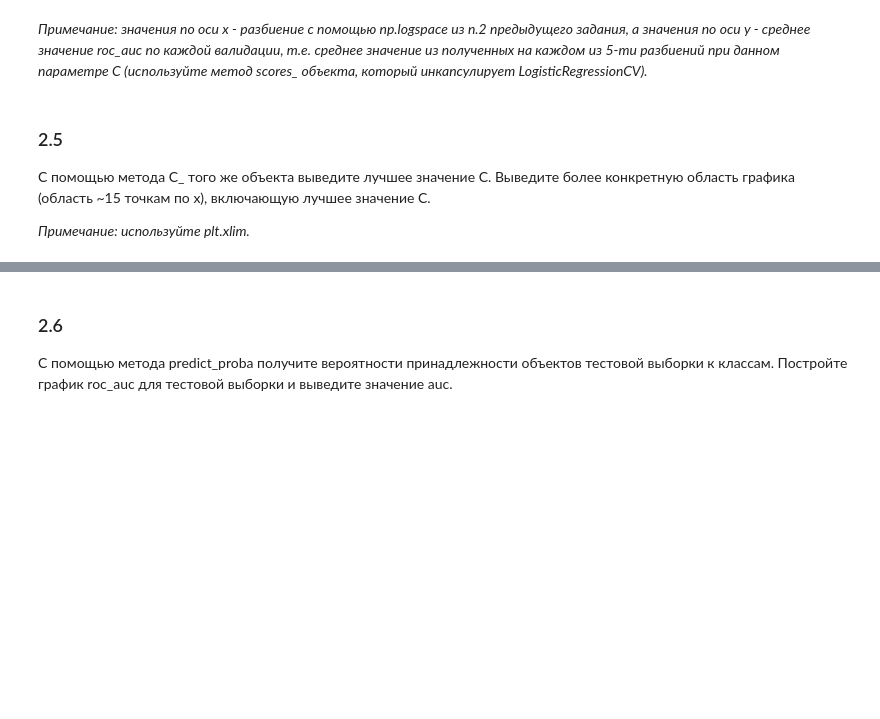
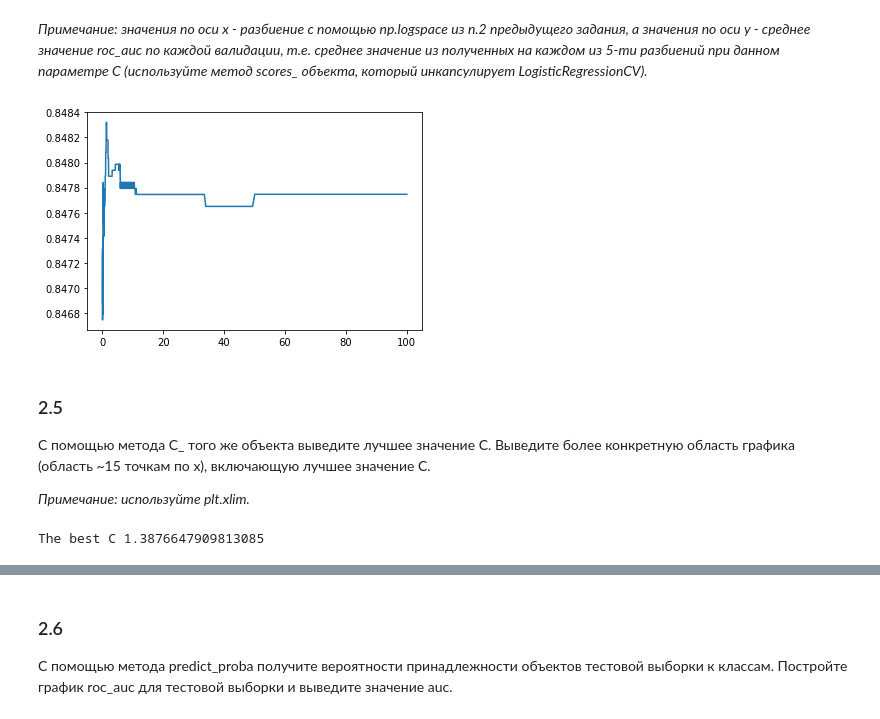
Before and after one commit to as4me/skillbox, a Jupyter notebook: ML. First Level/6/homework_classification_2_les_1_part_2.ipynb, the cells around one changed output, grey strips where cells are left out. Cells and saved outputs as stored; diff of their text form; code cells hidden in the pictures; blank space fills up the shorter version.

```diff
--- a/ML. First Level/6/homework_classification_2_les_1_part_2.ipynb
+++ b/ML. First Level/6/homework_classification_2_les_1_part_2.ipynb
@@ -18,9 +18,9 @@ from sklearn.neighbors import KNeighborsClassifier
 from sklearn.model_selection import train_test_split
 
 x_train = pd.read_csv('x_train.csv', index_col=0)
-y_train = pd.read_csv('y_train.csv', index_col=0,header=None, names=['index','value'],skiprows=[1])['value']
+y_train = pd.read_csv('y_train.csv', index_col=0,header=None, names=['index','value'])['value']
 x_test = pd.read_csv('x_test.csv', index_col=0,)
-y_test = pd.read_csv('y_test.csv', index_col=0,header=None, names=['index','value'],skiprows=[1])['value']
+y_test = pd.read_csv('y_test.csv', index_col=0,header=None, names=['index','value'])['value']
 # %%
 x_train.shape, x_test.shape, y_train.shape, y_test.shape
 # %% [output]
@@ -78,0 +146,9 @@ import numpy as np
+# %%
+### YOUR CODE HERE ###
+kfs = StratifiedKFold(n_splits=5, random_state=17,shuffle=True)
+
+Cs = np.logspace(-1,2,500)
+
+lg_cv = LogisticRegressionCV(Cs = Cs, cv = kfs, scoring='roc_auc')
+
+model_lg_cv = lg_cv.fit(x_train, y_train)
@@ -88,3 +180,13 @@ import matplotlib.pyplot as plt
+# %%
+### YOUR CODE HERE ###
+
+model_lg_cv.scores_[1]
+
+plt.plot(Cs, [model_lg_cv.scores_[1][:,i].mean() for i in range(0,500)] )
+
+plt.show()
+# %% [output]
+[figure, added]
 # %% [markdown]
 ### 2.5
 С помощью метода C_ того же объекта выведите лучшее значение C. Выведите более конкретную область графика (область ~15 точкам по x), включающую лучшее значение C.
@@ -94,0 +195,11 @@ import matplotlib.pyplot as plt
+# %%
+### YOUR CODE HERE ###
+
+
+best_c = model_lg_cv.C_[0]
+print(f'The best C {best_c}')
+best_index = np.where(Cs ==best_c)[0][0]
+last_index = best_index+15
+first_index = best_index-15
+# %% [output]
+The best C 1.3876647909813085
```
Also changed, not shown: parts of 15 cells of this notebook, 5 other files.
